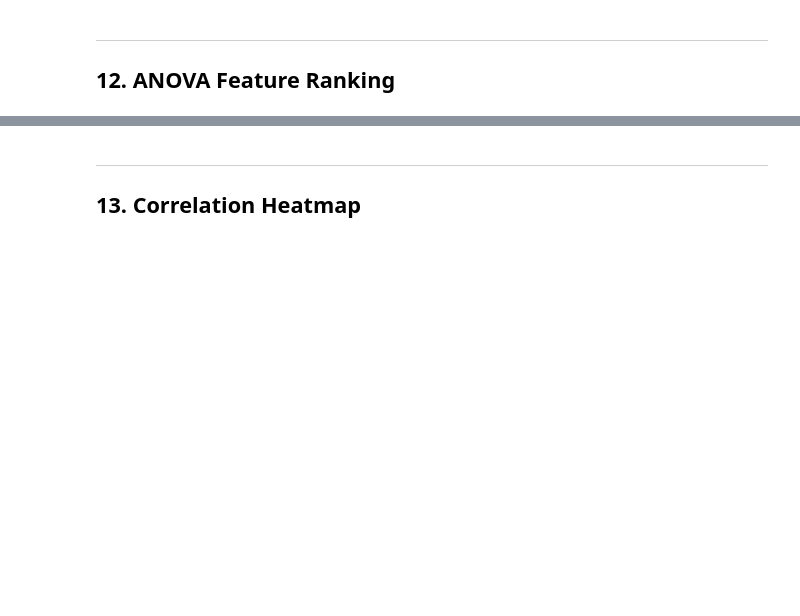
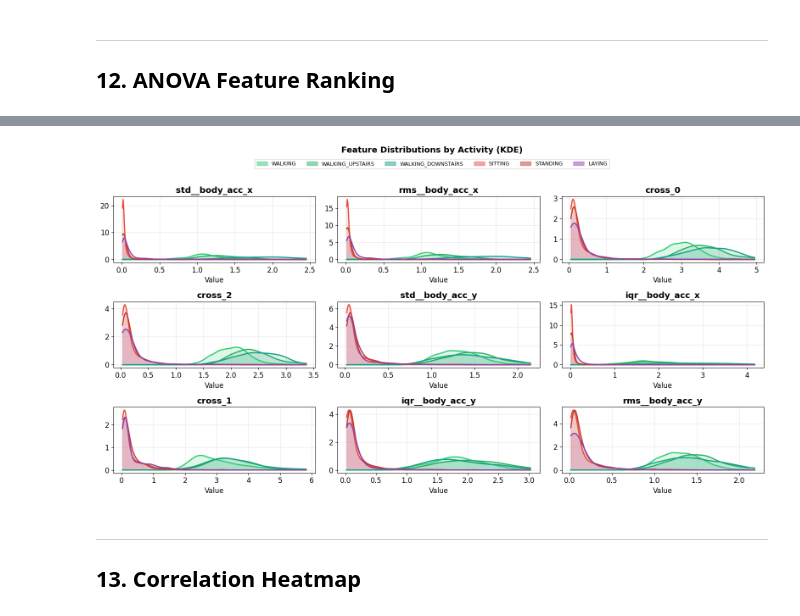
Before and after one commit to kontogiannisg/tensorts, a Jupyter notebook: examples/HAR_Classification_with_tensorts.ipynb, the cells around one changed output, grey strips where cells are left out. Drawn from its saved outputs; the diff is of its cells as text; code cells hidden in the pictures; blank space fills up the shorter version.

```diff
--- a/examples/HAR_Classification_with_tensorts.ipynb
+++ b/examples/HAR_Classification_with_tensorts.ipynb
@@ -562,3 +574,13 @@ plt.show()
+# %%
+# Build a DataFrame for exploration
+le = preprocessing['label_enc']
+idx2label = {v: k for k, v in le._class_to_idx.items()}
+y_train_str = np.array([idx2label[i] for i in Xt_train.y])
+
+col_names = Xt_test.channels.names
+
+df_explore = pd.DataFrame(Xt_train.data, columns=col_names[:Xt_train.shape[1]])
+df_explore['activity'] = y_train_str
 # %% [markdown]
 ---
 ## 12. ANOVA Feature Ranking
@@ -579,3 +632,31 @@ print(feat_ranking.tail(5).to_string(index=False))
+# %%
+# Pick key features for visualization
+top_n = 9
+key_features = list(feat_ranking.loc[:top_n-1, "Feature"].values)
+
+fig, axes = plt.subplots(3, 3, figsize=(16, 8))
+for ax, feat in zip(axes.flat, key_features):
+    all_vals = df_explore[feat].dropna()
+    x_min, x_max = all_vals.quantile(0.01), all_vals.quantile(0.99)
+    x_grid = np.linspace(x_min, x_max, 300)
+    for act in ACTIVITY_COLORS:
+        subset = df_explore.loc[df_explore['activity'] == act, feat].dropna().values
+        if len(subset) < 5:
+            continue
+        kde = gaussian_kde(subset, bw_method='scott')
+        density = kde(x_grid)
+        ax.plot(x_grid, density, color=ACTIVITY_COLORS[act], lw=2, label=act)
+        ax.fill_between(x_grid, density, alpha=0.15, color=ACTIVITY_COLORS[act])
+    ax.set_title(feat, fontweight='bold')
+    ax.set_xlabel('Value')
+
+handles = [mpatches.Patch(color=ACTIVITY_COLORS[a], label=a, alpha=0.5) for a in ACTIVITY_COLORS]
+fig.legend(handles=handles, loc='upper center', ncol=6, fontsize=9, bbox_to_anchor=(0.5, 1.02))
+fig.suptitle('Feature Distributions by Activity (KDE)', fontsize=14, fontweight='bold', y=1.05)
+plt.tight_layout()
+plt.show()
+# %% [output]
+[figure, added]
 # %% [markdown]
 ---
 ## 13. Correlation Heatmap
```
Also changed, not shown: parts of 49 cells of this notebook, 1 other file.
